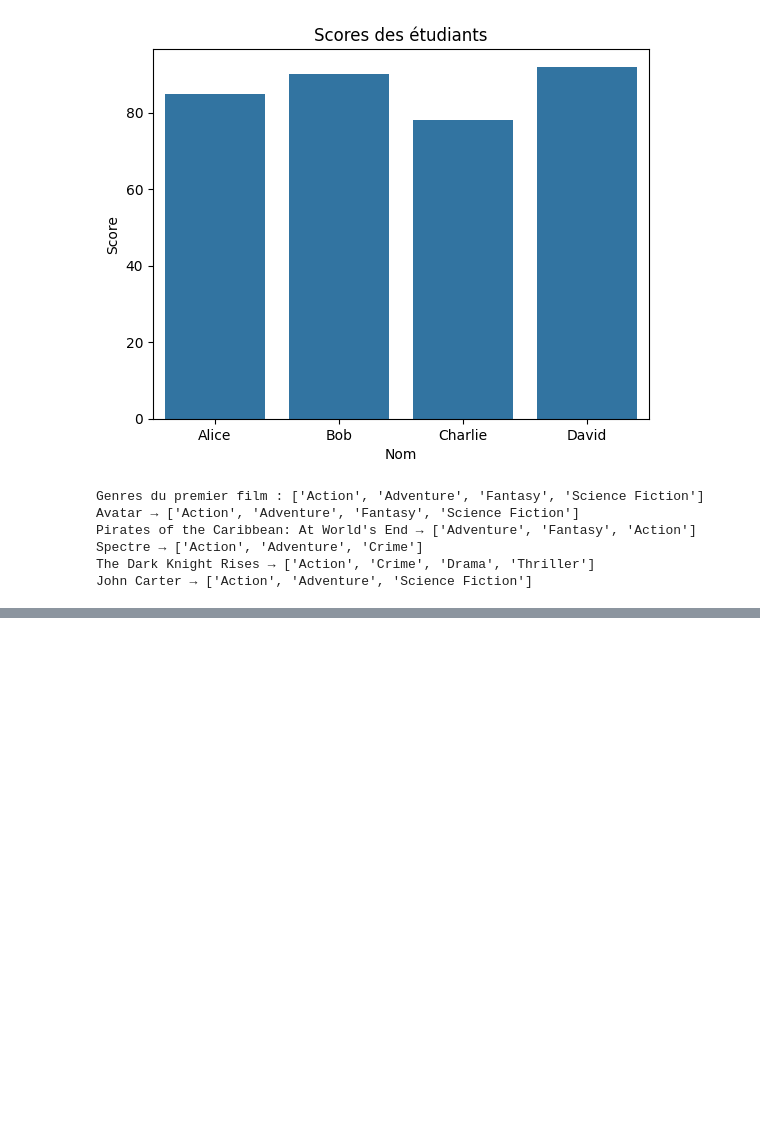
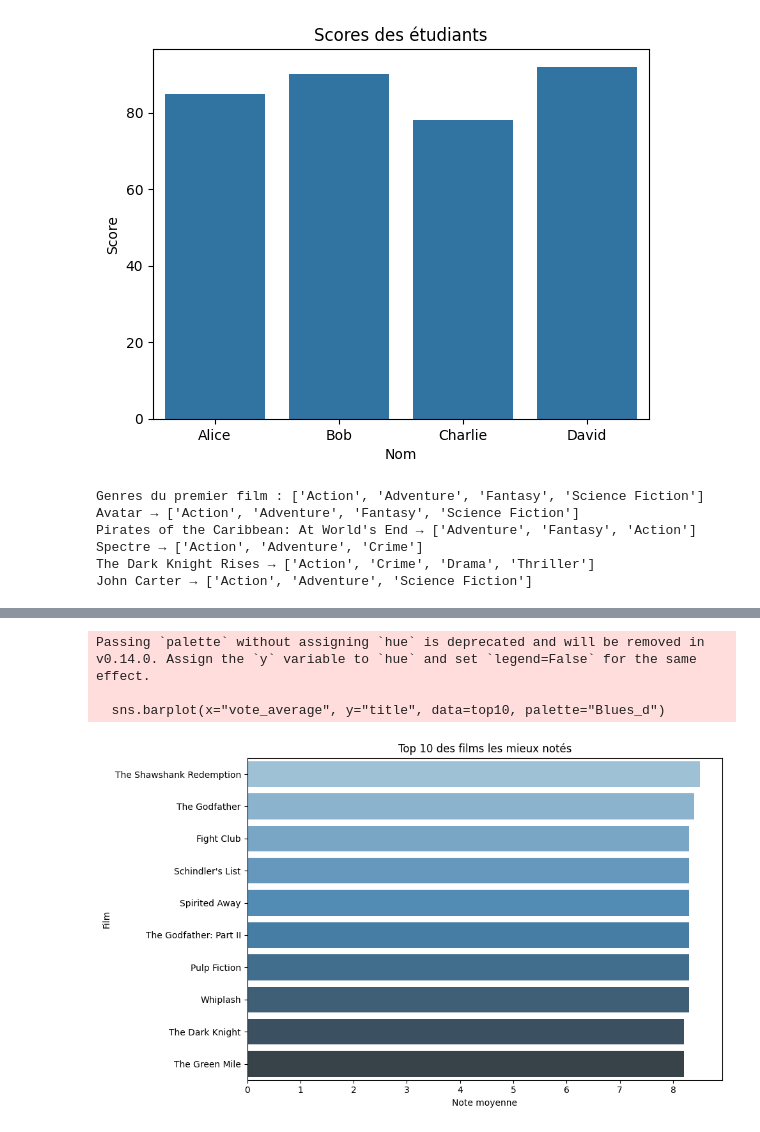
Before and after one commit to Hadiza06/analyse-films-tmdb, a Jupyter notebook: analyse.ipynb, the cells around one changed output, grey strips where cells are left out. Drawn from its saved outputs; the diff is of its cells as text; code cells hidden in the pictures; blank space fills up the shorter version.

```diff
--- a/analyse.ipynb
+++ b/analyse.ipynb
@@ -99,0 +129,17 @@ print(df.shape)
+# %%
+# Filtrer les films avec suffisamment de votes pour être fiables
+top10 = df[df["vote_count"] >= 100].nlargest(10, "vote_average")[["title", "vote_average"]]
+
+# Visualisation
+plt.figure(figsize=(10, 6))
+sns.barplot(x="vote_average", y="title", data=top10, palette="Blues_d")
+plt.title("Top 10 des films les mieux notés")
+plt.xlabel("Note moyenne")
+plt.ylabel("Film")
+plt.tight_layout()
+plt.show()
+# %% [output]
+Passing `palette` without assigning `hue` is deprecated and will be removed in v0.14.0. Assign the `y` variable to `hue` and set `legend=False` for the same effect.
+
+  sns.barplot(x="vote_average", y="title", data=top10, palette="Blues_d")
+[figure, added]
```
Also changed, not shown: parts of 3 cells of this notebook.
